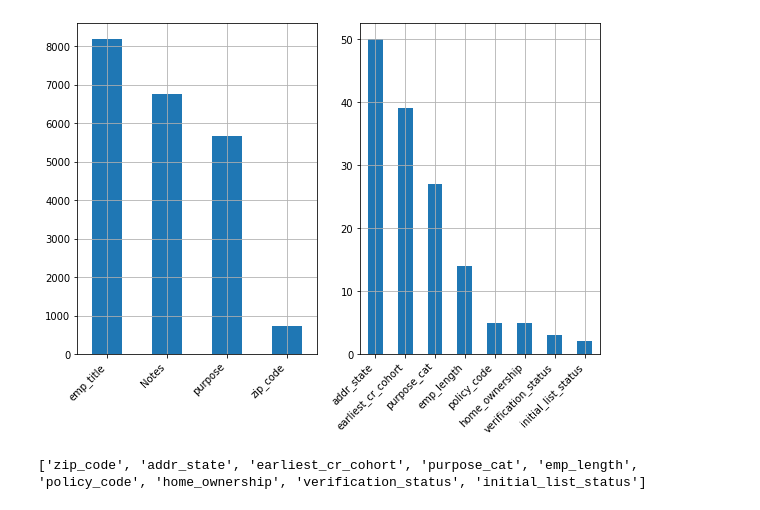
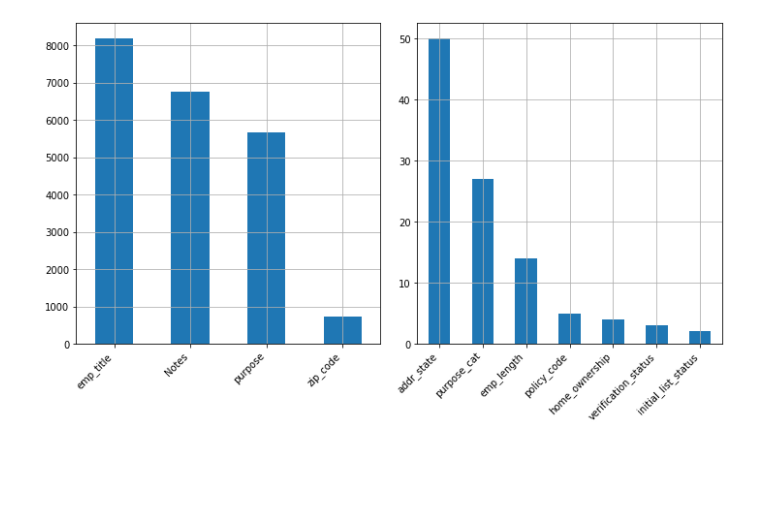
Before and after one commit to bethanymbaker/arch, a Jupyter notebook: notebooks/MavenWave.ipynb, the cells around one changed output. Drawn from its saved outputs; the diff is of its cells as text; code cells hidden in the pictures; blank space fills up the shorter version.

```diff
--- a/notebooks/MavenWave.ipynb
+++ b/notebooks/MavenWave.ipynb
@@ -31,5 +23,7 @@ df = pd.read_csv('~/Desktop/maven_wave/Baker - Lending Club Data - DR_Demo_Lendi
                  index_col='Id',
                  parse_dates=['earliest_cr_line'],
                  dtype={'is_bad': bool})
-print(df.shape)
-df.sample()
+
+# Remove 5 records with missing values
+bad_ids = [4320, 4329, 4679, 6233, 7593]
+df.drop(bad_ids, inplace=True)
@@ -48,7 +110,9 @@ Name: is_bad, dtype: float64
 # %%
 # Some featurization/data cleanup
 df.loc[df.earliest_cr_line >= pd.to_datetime('2020-01-01'), 'earliest_cr_line'] = pd.NaT
-df['earliest_cr_cohort'] = df.earliest_cr_line.dt.strftime('%Y')
-df['pymnt_plan'] = df.pymnt_plan.map({'y': True, 'n': False})
-df.dtypes.value_counts()
+# df['earliest_cr_cohort_year'] = df.earliest_cr_line.dt.strftime('%Y')
+df.set_index('earliest_cr_line')['annual_inc'].resample('Y').size().plot()
+plt.legend();
+plt.grid()
+plt.title('Year of Earliest Credit Line');
 # %% [output]
@@ -87,18 +120,16 @@ dtype: int64
 # %%
-f, (ax1, ax2) = plt.subplots(1, 2, figsize=(8, 6))
+f, (ax1, ax2) = plt.subplots(1, 2, figsize=(10, 6))
 df.select_dtypes(include='object').nunique().sort_values(ascending=False).iloc[:4].plot(kind='bar', grid=True, ax=ax1)
 plt.setp(ax1.get_xticklabels(), rotation=45, ha='right')
 
 df.select_dtypes(include='object').nunique().sort_values(ascending=False).iloc[4:].plot(kind='bar', grid=True, ax=ax2)
 plt.setp(ax2.get_xticklabels(), rotation=45, ha='right')
 plt.gcf().tight_layout()
 # %% [output]
-[figure, old version]
+[figure, new version]
 # %%
 obj_cols_to_use = df.select_dtypes(include='object').nunique().sort_values(ascending=False).iloc[3:].index.values.tolist()
 print(obj_cols_to_use)
-# %% [output]
-['zip_code', 'addr_state', 'earliest_cr_cohort', 'purpose_cat', 'emp_length', 'policy_code', 'home_ownership', 'verification_status', 'initial_list_status']
 # %%
 plt.figure(figsize=(8, 6))
 corr = df.select_dtypes(include=[np.number, bool]).drop(columns=['collections_12_mths_ex_med']).corr()
```
Also changed, not shown: parts of 39 cells of this notebook.
